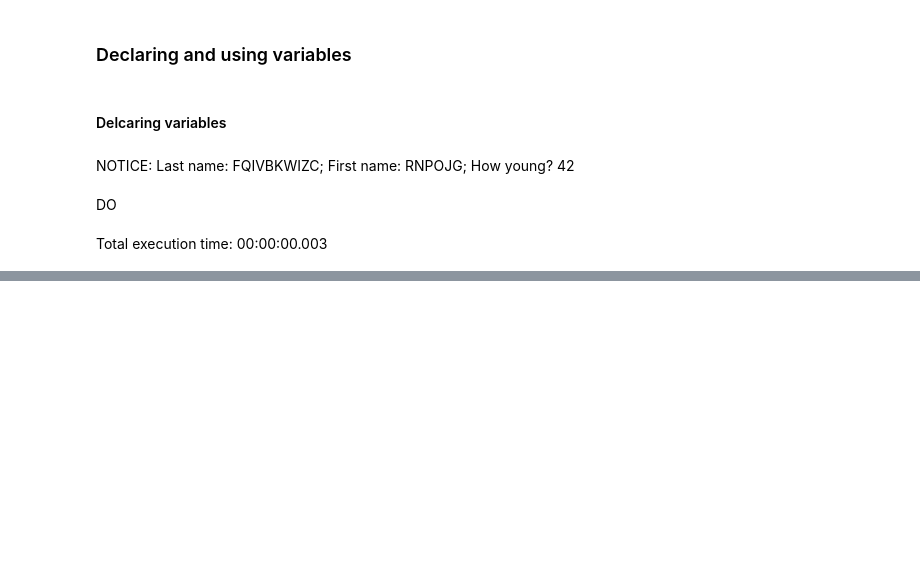
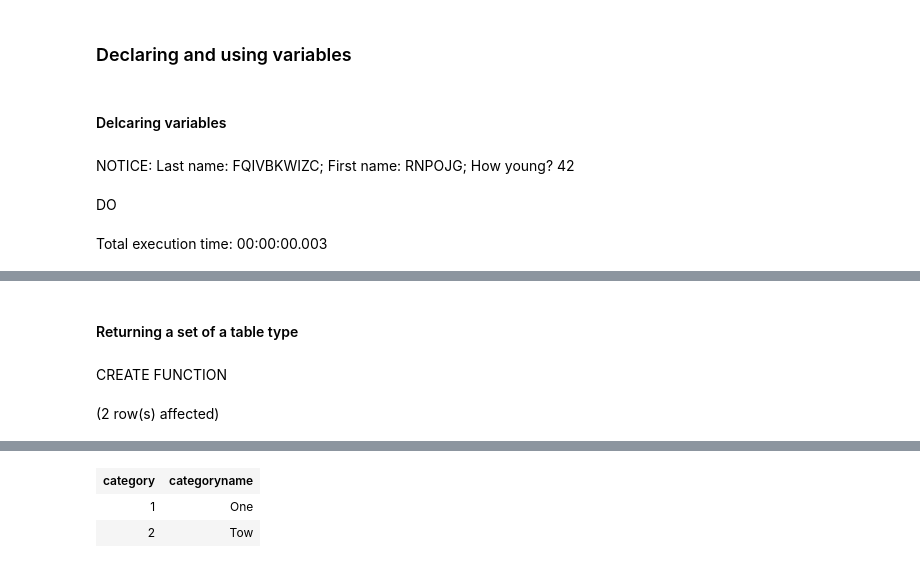
Before and after one commit to yaowenqiang/capturing_logic_with_custom_functions_in_postgresql, a Jupyter notebook: Notebook-1.ipynb, the cells around one changed output, grey strips where cells are left out. Cells and saved outputs as stored; diff of their text form; code cells hidden in the pictures; blank space fills up the shorter version.

```diff
--- a/Notebook-1.ipynb
+++ b/Notebook-1.ipynb
@@ -515,0 +693,20 @@ Total execution time: 00:00:00.003
+# %% [markdown]
+#### Returning a set of a table type
+# %%
+create or REPLACE FUNCTION get_cat()
+returns setof categories
+-- returns table (category int, categoryname varchar)
+language plpgsql as $$
+DECLARE
+    cat categories%rowtype;
+BEGIN
+    cat.category := 1;cat.categoryname := 'One';
+    return next cat;
+    cat.category := 2; cat.categoryname := 'Tow';
+    return next cat;
+end;
+$$;
+select * from get_cat();
+# %% [output]
+CREATE FUNCTION
+(2 row(s) affected)
@@ -515,0 +714,3 @@ Total execution time: 00:00:00.003
+| category | categoryname |
+| 1 | One |
+| 2 | Tow |
```
Also changed, not shown: parts of 25 cells of this notebook.
